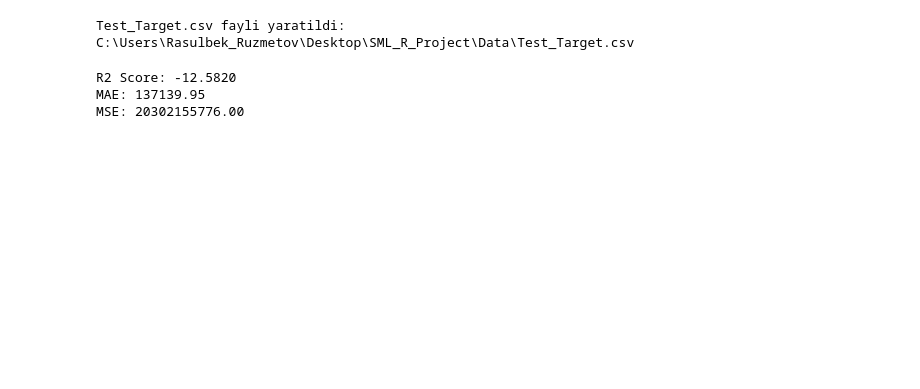
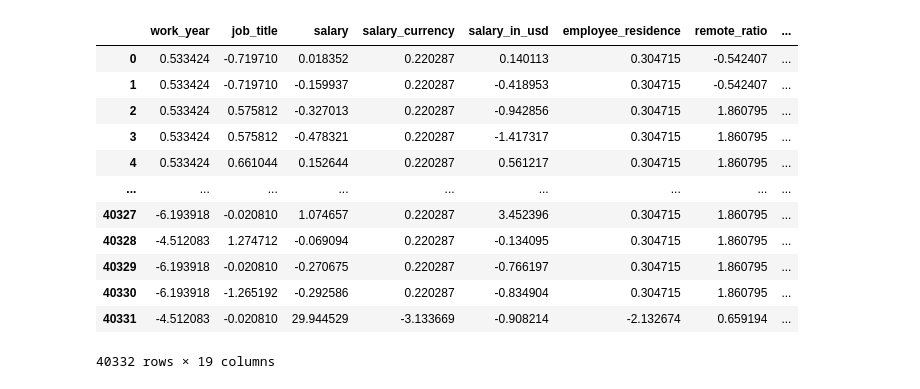
Before and after one commit to rasulbekdeveloper907/ML_Engineer_Salary_Prediction, a Jupyter notebook: Notebooks/test.ipynb, the cells around one changed output. Saved outputs shown, nothing was run; the diff lists cells and outputs as text; code cells hidden in the pictures; blank space fills up the shorter version.

```diff
--- a/Notebooks/test.ipynb
+++ b/Notebooks/test.ipynb
@@ -93,41 +1,19 @@ Predict natijalari saqlandi: C:\Users\Rasulbek_Ruzmetov\Desktop\SML_R_Project\Da
-# %%
-import pandas as pd
-import numpy as np
-
-# 500 ta tasodifiy target salary yaratish
-np.random.seed(42)
-test_target = pd.DataFrame({
-    "salary": np.random.randint(70000, 200000, size=500)
-})
-
-# Fayl saqlash
-test_target_path = r"C:\Users\Rasulbek_Ruzmetov\Desktop\SML_R_Project\Data\Test_Target.csv"
-test_target.to_csv(test_target_path, index=False)
-
-print(f"Test_Target.csv fayli yaratildi: {test_target_path}")
-# %% [output]
-Test_Target.csv fayli yaratildi: C:\Users\Rasulbek_Ruzmetov\Desktop\SML_R_Project\Data\Test_Target.csv
-# %%
-from sklearn.metrics import r2_score, mean_absolute_error, mean_squared_error
-import pandas as pd
-
-# Test target ma'lumotlarini yuklash
-y_test_path = r"C:\Users\Rasulbek_Ruzmetov\Desktop\SML_R_Project\Data\Test_Target.csv"
-y_test = pd.read_csv(y_test_path)
-
-# Agar y_test faqat bitta ustun bo'lsa, uni Series sifatida olish
-if y_test.shape[1] == 1:
-    y_test = y_test.iloc[:, 0]
-
-# Performance metrikslarini hisoblash
-r2 = r2_score(y_test, predictions)
-mae = mean_absolute_error(y_test, predictions)
-mse = mean_squared_error(y_test, predictions)
-
-print(f"R2 Score: {r2:.4f}")
-print(f"MAE: {mae:.2f}")
-print(f"MSE: {mse:.2f}")
-# %% [output]
-R2 Score: -12.5820
-MAE: 137139.95
-MSE: 20302155776.00
+# %%
+import pandas as pd
+df = pd.read_csv(r"C:\Users\Rasulbek_Ruzmetov\Desktop\SML_R_Project\Data\Preprocessing_Data\Data_Preprocessing.csv")
+# %%
+df
+# %% [output]
+|  | work_year | job_title | salary | salary_currency | salary_in_usd | employee_residence | remote_ratio | ... |
+| 0 | 0.533424 | -0.719710 | 0.018352 | 0.220287 | 0.140113 | 0.304715 | -0.542407 | ... |
+| 1 | 0.533424 | -0.719710 | -0.159937 | 0.220287 | -0.418953 | 0.304715 | -0.542407 | ... |
+| 2 | 0.533424 | 0.575812 | -0.327013 | 0.220287 | -0.942856 | 0.304715 | 1.860795 | ... |
+| 3 | 0.533424 | 0.575812 | -0.478321 | 0.220287 | -1.417317 | 0.304715 | 1.860795 | ... |
+| 4 | 0.533424 | 0.661044 | 0.152644 | 0.220287 | 0.561217 | 0.304715 | 1.860795 | ... |
+| ... | ... | ... | ... | ... | ... | ... | ... | ... |
+| 40327 | -6.193918 | -0.020810 | 1.074657 | 0.220287 | 3.452396 | 0.304715 | 1.860795 | ... |
+| 40328 | -4.512083 | 1.274712 | -0.069094 | 0.220287 | -0.134095 | 0.304715 | 1.860795 | ... |
+| 40329 | -6.193918 | -0.020810 | -0.270675 | 0.220287 | -0.766197 | 0.304715 | 1.860795 | ... |
+| 40330 | -6.193918 | -1.265192 | -0.292586 | 0.220287 | -0.834904 | 0.304715 | 1.860795 | ... |
+| 40331 | -4.512083 | -0.020810 | 29.944529 | -3.133669 | -0.908214 | -2.132674 | 0.659194 | ... |
+40332 rows × 19 columns
```
Also changed, not shown: parts of 14 cells of this notebook.
